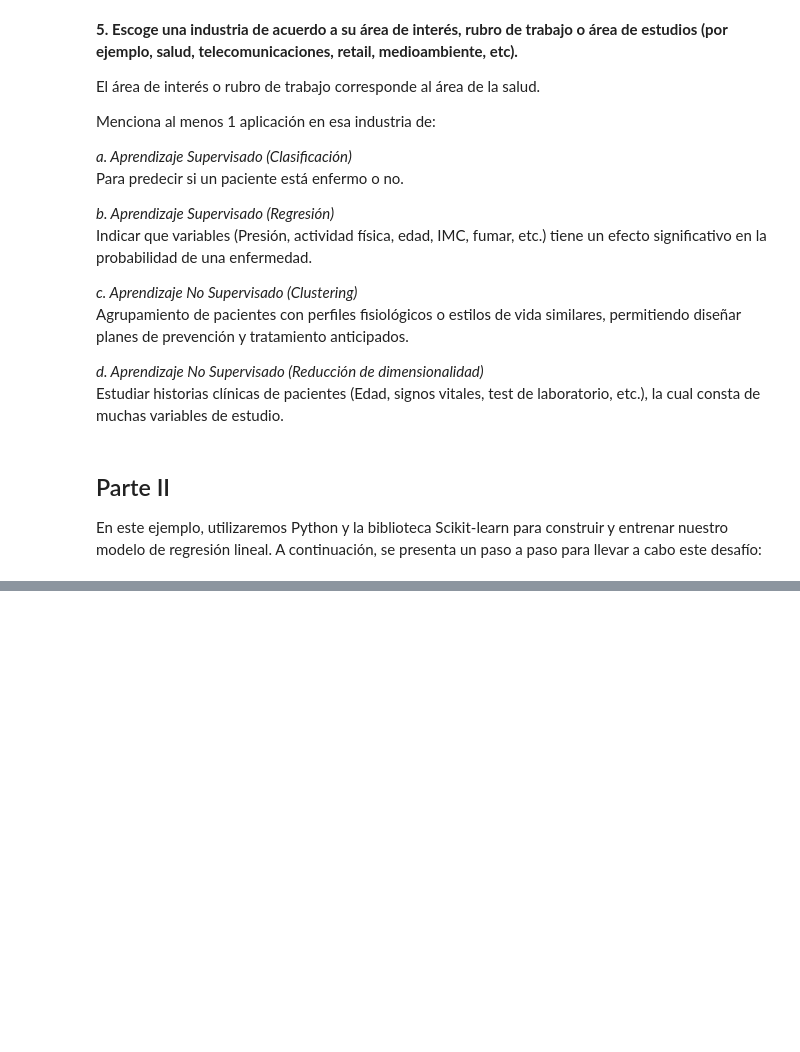
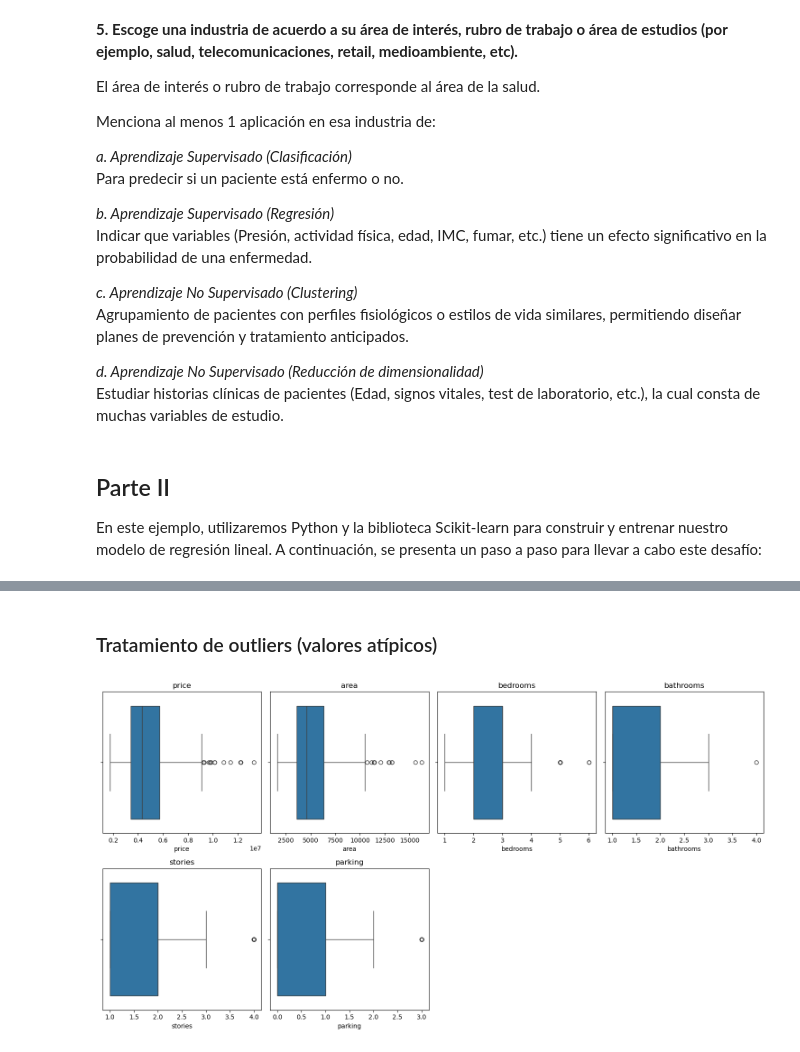
Before and after one commit to ctobar96/Latam_DataScience2024, a Jupyter notebook: Proyectos_MachineLearning/Desafio01/Desafio01.ipynb, the cells around one changed output, grey strips where cells are left out. Cells and saved outputs as stored; diff of their text form; code cells hidden in the pictures; blank space fills up the shorter version.

Commit message:
Cargar el dataset, observación de loa datos, posible valores atípicos, se realizo un label encoding y una visualización de correlación entre las variables.

```diff
--- a/Proyectos_MachineLearning/Desafio01/Desafio01.ipynb
+++ b/Proyectos_MachineLearning/Desafio01/Desafio01.ipynb
@@ -70,0 +82,6 @@ cabo este desafío:
+# %%
+# Cargar el archivo
+df = pd.read_excel('data-housing.xlsx', engine="openpyxl")
+
+# Mostrar Dataset
+df.head()
@@ -70,0 +115,17 @@ cabo este desafío:
+# %% [markdown]
+###  Tratamiento de outliers (valores atípicos)
+# %%
+# Selección solo de columnas numéricas
+numericas = df.select_dtypes(include='int64')
+
+# Creamos el boxplots para cada uno
+plt.figure(figsize=(15, 8))
+for i, col in enumerate(numericas.columns, 1):
+    plt.subplot(2, len(numericas.columns)//2 + 1, i)
+    sns.boxplot(x=df[col])
+    plt.title(col)
+
+plt.tight_layout()
+plt.show()
+# %% [output]
+[figure, added]
```
Also changed, not shown: parts of 12 cells of this notebook.
